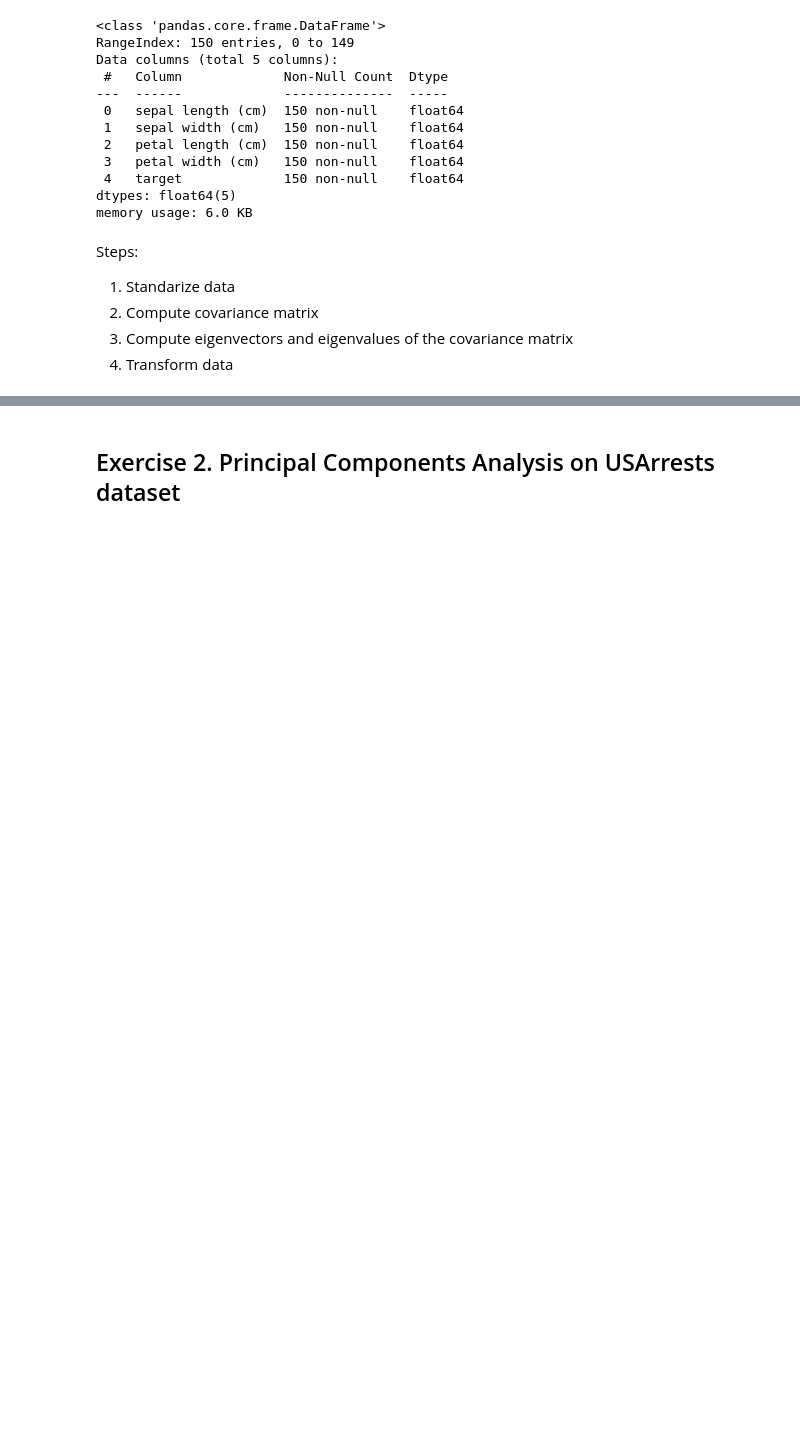
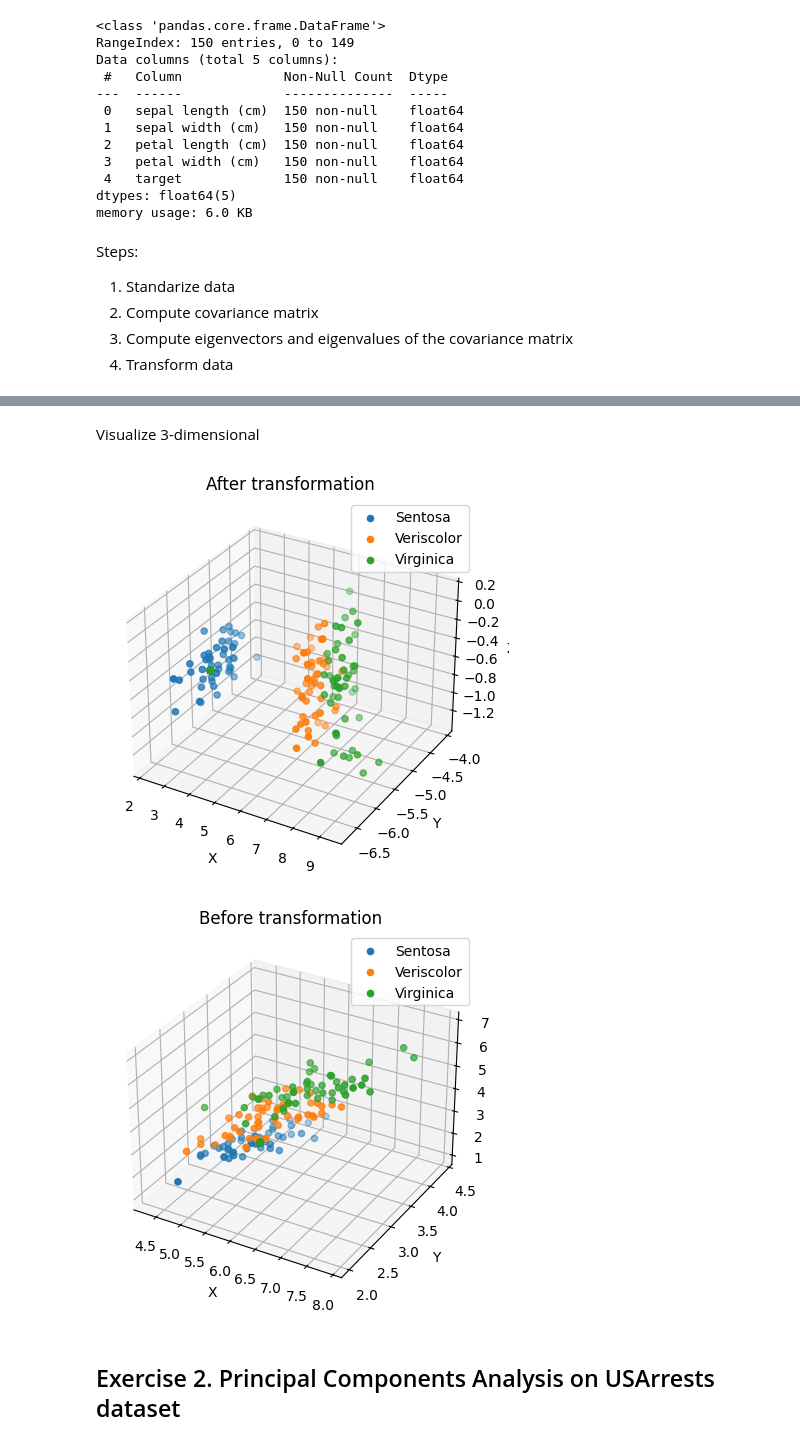
Before and after one commit to gabsbruh/Machine-Learning, a Jupyter notebook: 8.PCA/main.ipynb, the cells around one changed output, grey strips where cells are left out. Saved outputs shown, nothing was run; the diff lists cells and outputs as text; code cells hidden in the pictures; blank space fills up the shorter version.

```diff
--- a/8.PCA/main.ipynb
+++ b/8.PCA/main.ipynb
@@ -56,2 +102,43 @@ eigenvalues, eigenvectors = np.linalg.eig(cov_matrix)
+# %% [markdown]
+Visualize 3-dimensional
+# %%
+Z3 = x.dot(eigenvectors[:, :3])
+data3 = np.hstack((Z3, y))
+df3 = pd.DataFrame(data3, columns=["x1", "x2", "x3", "type"])
+
+fig = plt.figure()
+ax = fig.add_subplot(111, projection='3d')
+labels = ["Sentosa", "Veriscolor", "Virginica"]
+
+# Tworzenie osobnych zbiorów punktów dla każdej klasy
+for klasa_value in np.unique(y):
+    indices = np.where(y == klasa_value)
+    ax.scatter(Z3[indices,0], Z3[indices,1], Z3[indices,2])
+
+ax.set_xlabel('X')
+ax.set_ylabel('Y')
+ax.set_zlabel('Z')
+plt.title("After transformation")
+plt.legend(labels)
+plt.show()
+
+fig = plt.figure()
+ax = fig.add_subplot(111, projection='3d')
+labels = ["Sentosa", "Veriscolor", "Virginica"]
+
+# Tworzenie osobnych zbiorów punktów dla każdej klasy
+for klasa_value in np.unique(y):
+    indices = np.where(y == klasa_value)
+    ax.scatter(x[indices,0], x[indices,1], x[indices,2])
+
+ax.set_xlabel('X')
+ax.set_ylabel('Y')
+ax.set_zlabel('Z')
+plt.title("Before transformation")
+plt.legend(labels)
+plt.show()
+# %% [output]
+[figure, added]
+[figure, added]
 # %% [markdown]
 ## Exercise 2. Principal Components Analysis on USArrests dataset
```
Also changed, not shown: parts of 25 cells of this notebook.
